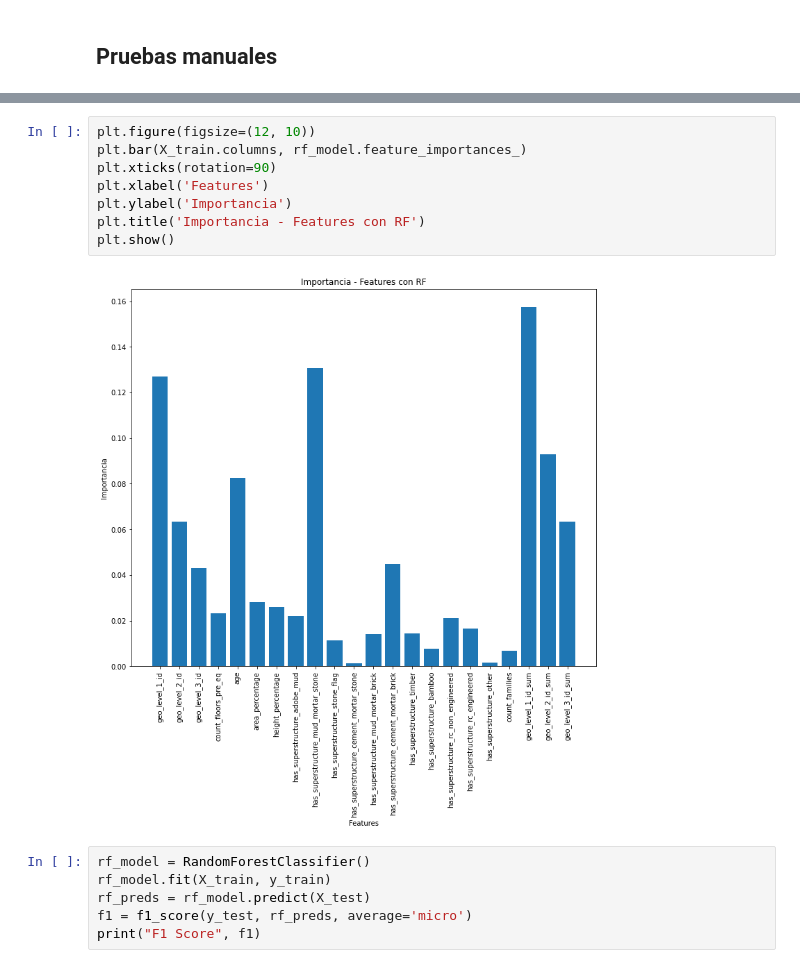
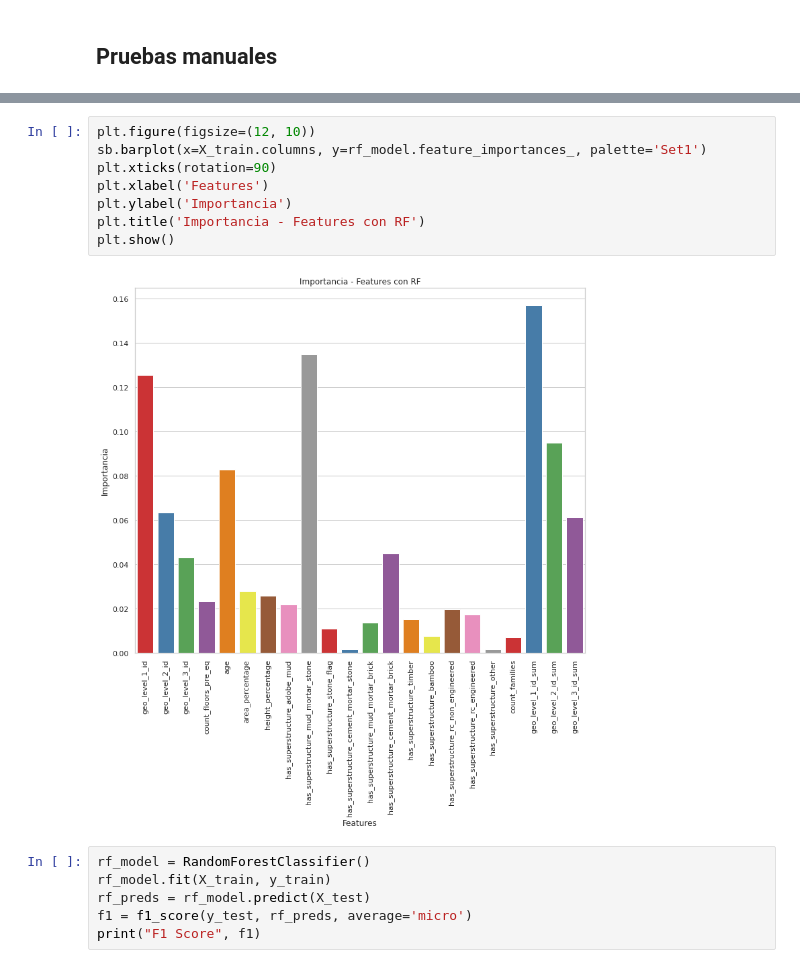
Before and after one commit to SBen-IV/TP-OrgaDeDatos, a Jupyter notebook: TP2/Modelos/random_forest_v4.ipynb, the cells around one changed output, grey strips where cells are left out. Cells and saved outputs as stored; diff of their text form.

```diff
--- a/TP2/Modelos/random_forest_v4.ipynb
+++ b/TP2/Modelos/random_forest_v4.ipynb
@@ -83,13 +85,13 @@ F1 Score 0.6758758297839684
 # %%
 plt.figure(figsize=(12, 10))
-plt.bar(X_train.columns, rf_model.feature_importances_)
+sb.barplot(x=X_train.columns, y=rf_model.feature_importances_, palette='Set1')
 plt.xticks(rotation=90)
 plt.xlabel('Features')
 plt.ylabel('Importancia')
 plt.title('Importancia - Features con RF')
 plt.show()
 # %% [output]
-[figure, old version]
+[figure, new version]
 # %%
 rf_model = RandomForestClassifier()
 rf_model.fit(X_train, y_train)
```
Also changed, not shown: parts of 2 cells of this notebook, 10 other files.
